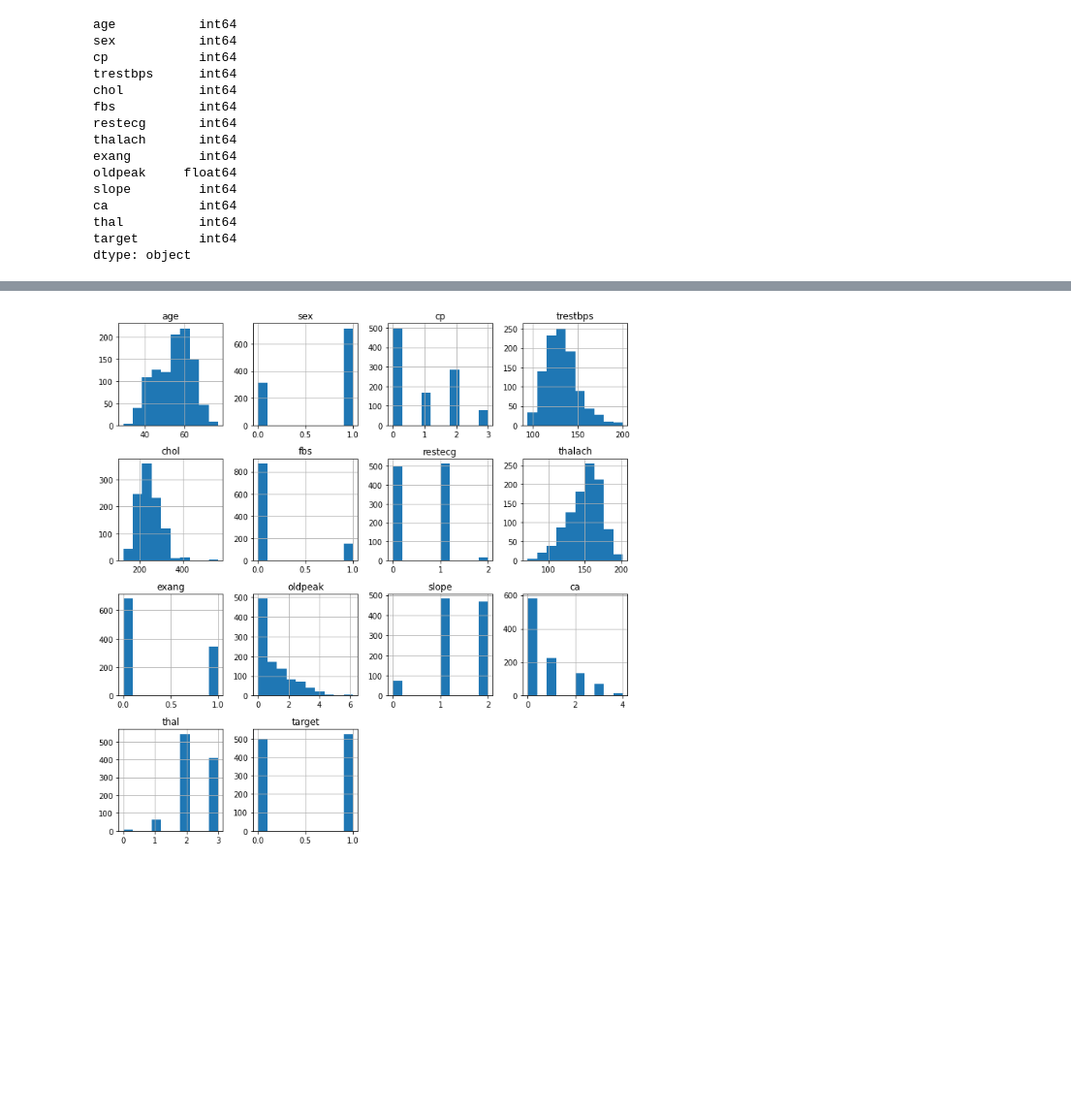
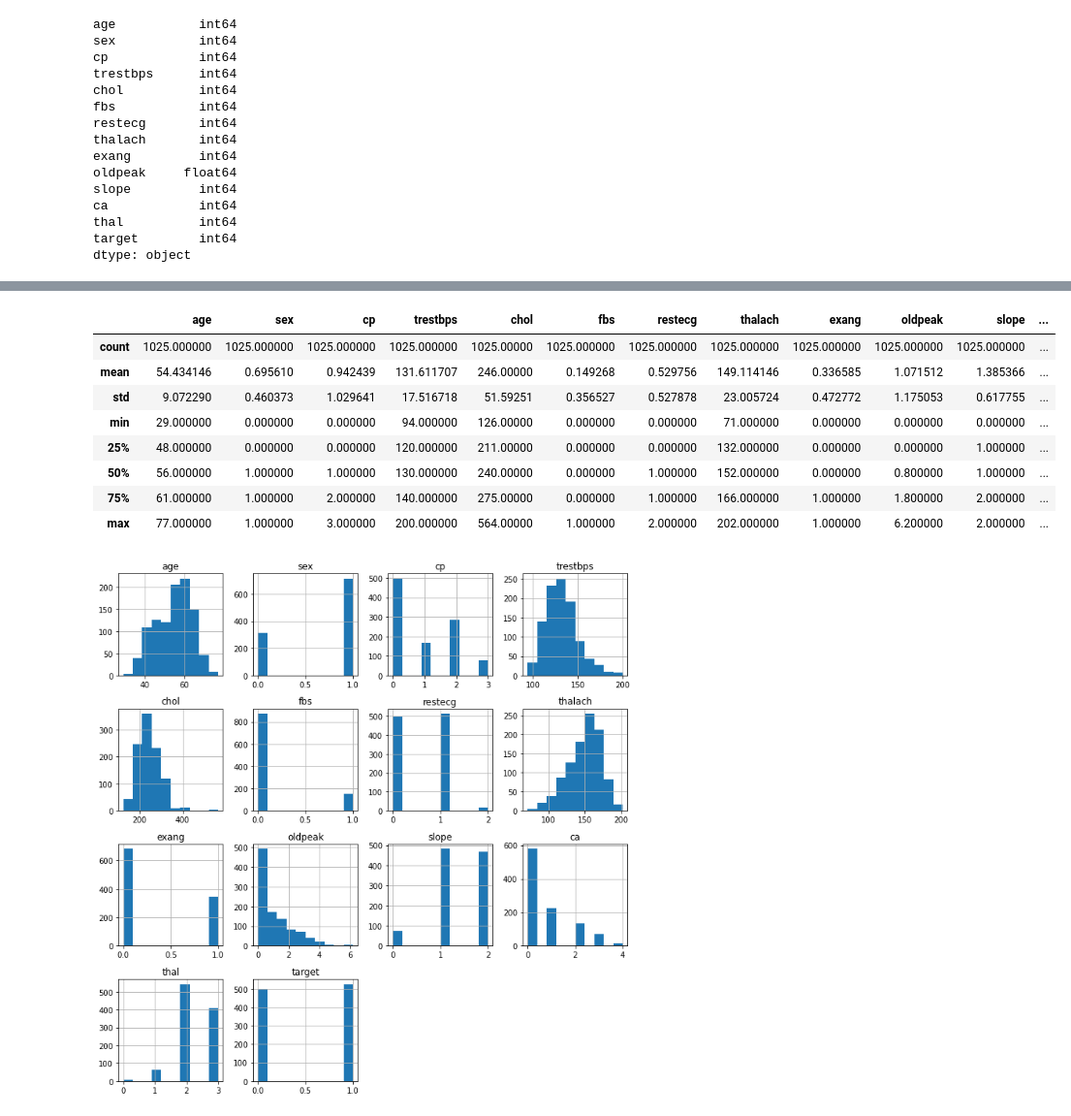
Before and after one commit to crystalshin22/data-science-projects, a Jupyter notebook: Small ML Projects/Heart Disease Diagnosis.ipynb, the cells around one changed output, grey strips where cells are left out. Shown: that part at 97% size. Saved outputs shown, nothing was run; the diff lists cells and outputs as text; code cells hidden in the pictures; blank space fills up the shorter version.

```diff
--- a/Small ML Projects/Heart Disease Diagnosis.ipynb
+++ b/Small ML Projects/Heart Disease Diagnosis.ipynb
@@ -98,3 +110,15 @@ Since there are no missing/invalid data, it is safe to move on to EDA procedures
+# %%
+heart.describe()
+# %% [output]
+|  | age | sex | cp | trestbps | chol | fbs | restecg | thalach | exang | oldpeak | slope | ... |
+| count | 1025.000000 | 1025.000000 | 1025.000000 | 1025.000000 | 1025.00000 | 1025.000000 | 1025.000000 | 1025.000000 | 1025.000000 | 1025.000000 | 1025.000000 | ... |
+| mean | 54.434146 | 0.695610 | 0.942439 | 131.611707 | 246.00000 | 0.149268 | 0.529756 | 149.114146 | 0.336585 | 1.071512 | 1.385366 | ... |
+| std | 9.072290 | 0.460373 | 1.029641 | 17.516718 | 51.59251 | 0.356527 | 0.527878 | 23.005724 | 0.472772 | 1.175053 | 0.617755 | ... |
+| min | 29.000000 | 0.000000 | 0.000000 | 94.000000 | 126.00000 | 0.000000 | 0.000000 | 71.000000 | 0.000000 | 0.000000 | 0.000000 | ... |
+| 25% | 48.000000 | 0.000000 | 0.000000 | 120.000000 | 211.00000 | 0.000000 | 0.000000 | 132.000000 | 0.000000 | 0.000000 | 1.000000 | ... |
+| 50% | 56.000000 | 1.000000 | 1.000000 | 130.000000 | 240.00000 | 0.000000 | 1.000000 | 152.000000 | 0.000000 | 0.800000 | 1.000000 | ... |
+| 75% | 61.000000 | 1.000000 | 2.000000 | 140.000000 | 275.00000 | 0.000000 | 1.000000 | 166.000000 | 1.000000 | 1.800000 | 2.000000 | ... |
+| max | 77.000000 | 1.000000 | 3.000000 | 200.000000 | 564.00000 | 1.000000 | 2.000000 | 202.000000 | 1.000000 | 6.200000 | 2.000000 | ... |
 # %%
 # Plotting histograms for individual columns
 heart.hist(figsize=(10, 10))
```
Also changed, not shown: parts of 12 cells of this notebook.
